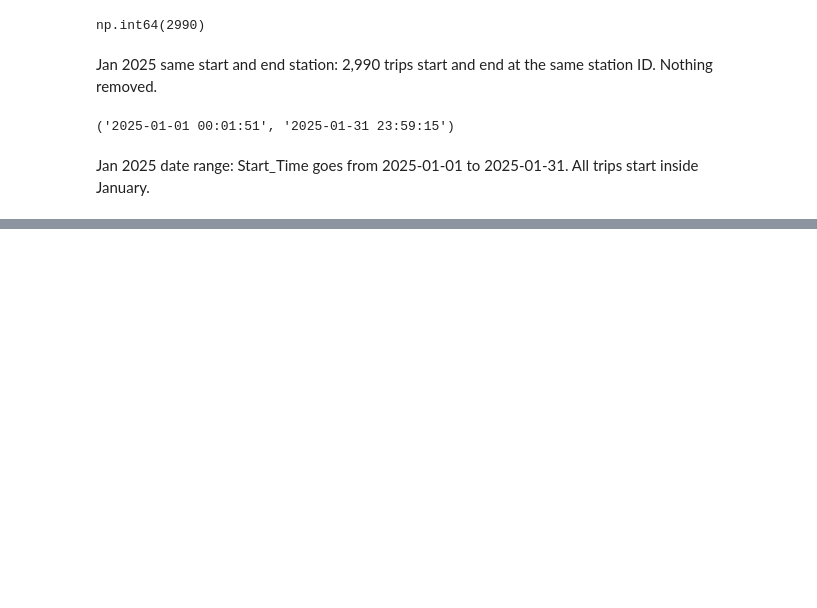
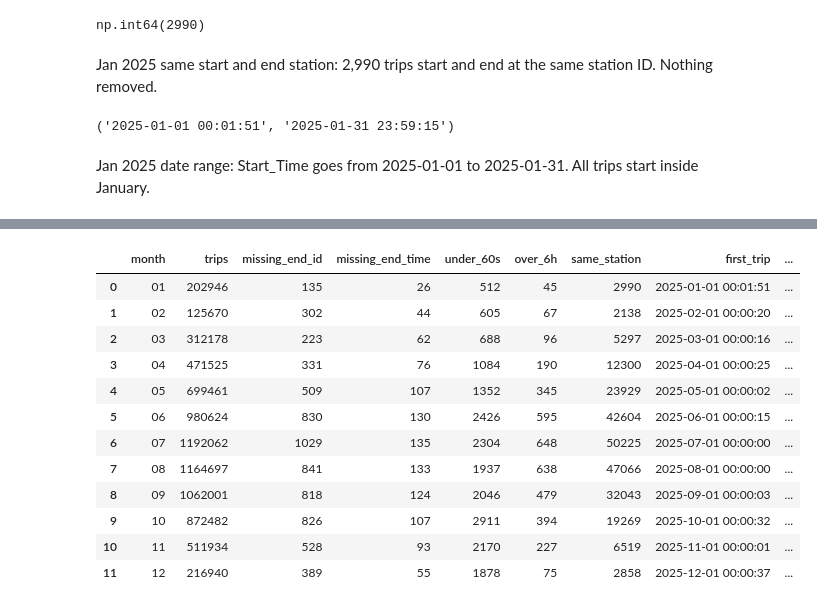
Before and after one commit to karquiza/bikeshare-toronto-demand, a Jupyter notebook: notebooks/00_explore_by_months_john.ipynb, the cells around one changed output, grey strips where cells are left out. Cells and saved outputs as stored; diff of their text form; code cells hidden in the pictures; blank space fills up the shorter version.

Commit message:
Add 2025 exploration summary (John)

```diff
--- a/notebooks/00_explore_by_months_john.ipynb
+++ b/notebooks/00_explore_by_months_john.ipynb
@@ -161,3 +161,14 @@ df_2025['Start_Time'].min(), df_2025['Start_Time'].max()
 ('2025-01-01 00:01:51', '2025-01-31 23:59:15')
 # %% [markdown]
 Jan 2025 date range: Start_Time goes from 2025-01-01 to 2025-01-31. All trips start inside January.
+# %%
+def check_month(path):
+    df = pd.read_csv(path)
+    print(path)
+    print('Shape:', df.shape)
+    print('Missing values:')
+    print(df.isnull().sum())
+    print('Trips under 60 sec:', (df['Trip_Duration'] < 60).sum())
+    print('Trips over 6 hours:', (df['Trip_Duration'] > 21600).sum())
+    print('Same start/end station:', (df['Start_Station_Id'] == df['End_Station_Id']).sum())
+    print('Date range:', df['Start_Time'].min(), df['Start_Time'].max())
@@ -163,0 +197,5 @@ Jan 2025 date range: Start_Time goes from 2025-01-01 to 2025-01-31. All trips st
+# %%
+for m in range(1, 13):
+    month = str(m).zfill(2)
+    check_month(f'{RAW}/2025/bikeshare_2025_{month}.csv')
+    print('-' * 40)
@@ -163,0 +220,32 @@ Jan 2025 date range: Start_Time goes from 2025-01-01 to 2025-01-31. All trips st
+# %%
+rows = []
+for m in range(1, 13):
+    month = str(m).zfill(2)
+    df = pd.read_csv(f'{RAW}/2025/bikeshare_2025_{month}.csv')
+    rows.append({
+        'month': month,
+        'trips': len(df),
+        'missing_end_id': df['End_Station_Id'].isnull().sum(),
+        'missing_end_time': df['End_Time'].isnull().sum(),
+        'under_60s': (df['Trip_Duration'] < 60).sum(),
+        'over_6h': (df['Trip_Duration'] > 21600).sum(),
+        'same_station': (df['Start_Station_Id'] == df['End_Station_Id']).sum(),
+        'first_trip': df['Start_Time'].min(),
+        'last_trip': df['Start_Time'].max(),
+    })
+summary_2025 = pd.DataFrame(rows)
+summary_2025
+# %% [output]
+|  | month | trips | missing_end_id | missing_end_time | under_60s | over_6h | same_station | first_trip | ... |
+| 0 | 01 | 202946 | 135 | 26 | 512 | 45 | 2990 | 2025-01-01 00:01:51 | ... |
+| 1 | 02 | 125670 | 302 | 44 | 605 | 67 | 2138 | 2025-02-01 00:00:20 | ... |
+| 2 | 03 | 312178 | 223 | 62 | 688 | 96 | 5297 | 2025-03-01 00:00:16 | ... |
+| 3 | 04 | 471525 | 331 | 76 | 1084 | 190 | 12300 | 2025-04-01 00:00:25 | ... |
+| 4 | 05 | 699461 | 509 | 107 | 1352 | 345 | 23929 | 2025-05-01 00:00:02 | ... |
+| 5 | 06 | 980624 | 830 | 130 | 2426 | 595 | 42604 | 2025-06-01 00:00:15 | ... |
+| 6 | 07 | 1192062 | 1029 | 135 | 2304 | 648 | 50225 | 2025-07-01 00:00:00 | ... |
+| 7 | 08 | 1164697 | 841 | 133 | 1937 | 638 | 47066 | 2025-08-01 00:00:00 | ... |
+| 8 | 09 | 1062001 | 818 | 124 | 2046 | 479 | 32043 | 2025-09-01 00:00:03 | ... |
+| 9 | 10 | 872482 | 826 | 107 | 2911 | 394 | 19269 | 2025-10-01 00:00:32 | ... |
+| 10 | 11 | 511934 | 528 | 93 | 2170 | 227 | 6519 | 2025-11-01 00:00:01 | ... |
+| 11 | 12 | 216940 | 389 | 55 | 1878 | 75 | 2858 | 2025-12-01 00:00:37 | ... |
```
Also changed, not shown: parts of 6 cells of this notebook.
